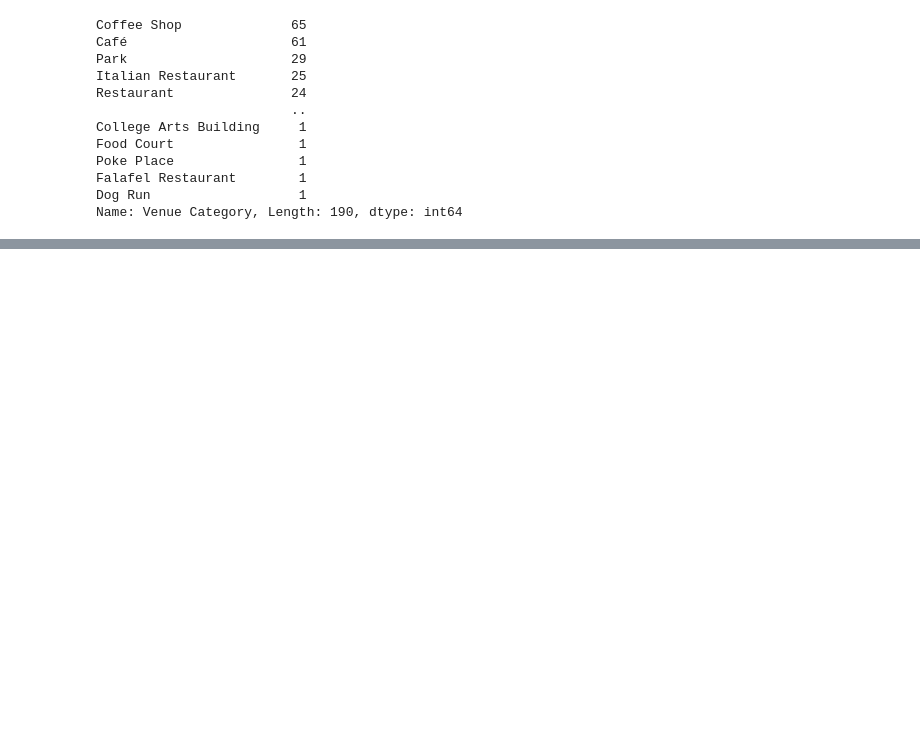
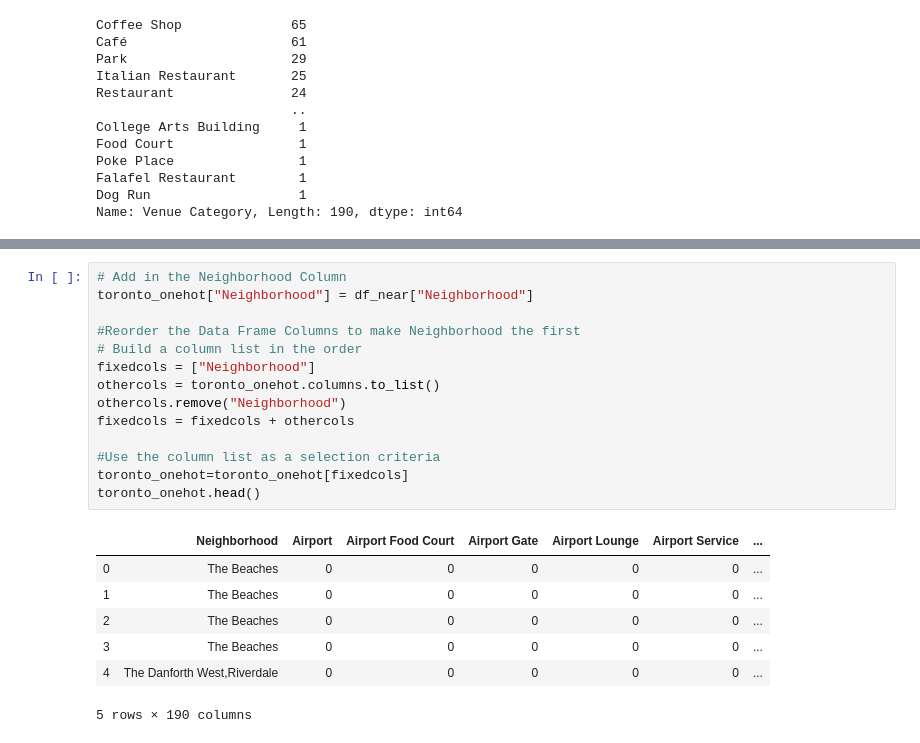
Before and after one commit to ah903/cousera-capstone, a Jupyter notebook: capstone wk3 part 3.ipynb, the cells around one changed output, grey strips where cells are left out. Cells and saved outputs as stored; diff of their text form; blank space fills up the shorter version.

```diff
--- a/capstone wk3 part 3.ipynb
+++ b/capstone wk3 part 3.ipynb
@@ -261,0 +280,22 @@ Name: Venue Category, Length: 190, dtype: int64
+# %%
+# Add in the Neighborhood Column
+toronto_onehot["Neighborhood"] = df_near["Neighborhood"]
+
+#Reorder the Data Frame Columns to make Neighborhood the first
+# Build a column list in the order
+fixedcols = ["Neighborhood"]
+othercols = toronto_onehot.columns.to_list()
+othercols.remove("Neighborhood")
+fixedcols = fixedcols + othercols
+
+#Use the column list as a selection criteria
+toronto_onehot=toronto_onehot[fixedcols]
+toronto_onehot.head()
+# %% [output]
+|  | Neighborhood | Airport | Airport Food Court | Airport Gate | Airport Lounge | Airport Service | ... |
+| 0 | The Beaches | 0 | 0 | 0 | 0 | 0 | ... |
+| 1 | The Beaches | 0 | 0 | 0 | 0 | 0 | ... |
+| 2 | The Beaches | 0 | 0 | 0 | 0 | 0 | ... |
+| 3 | The Beaches | 0 | 0 | 0 | 0 | 0 | ... |
+| 4 | The Danforth West,Riverdale | 0 | 0 | 0 | 0 | 0 | ... |
+5 rows × 190 columns
```
Also changed, not shown: parts of 6 cells of this notebook.
